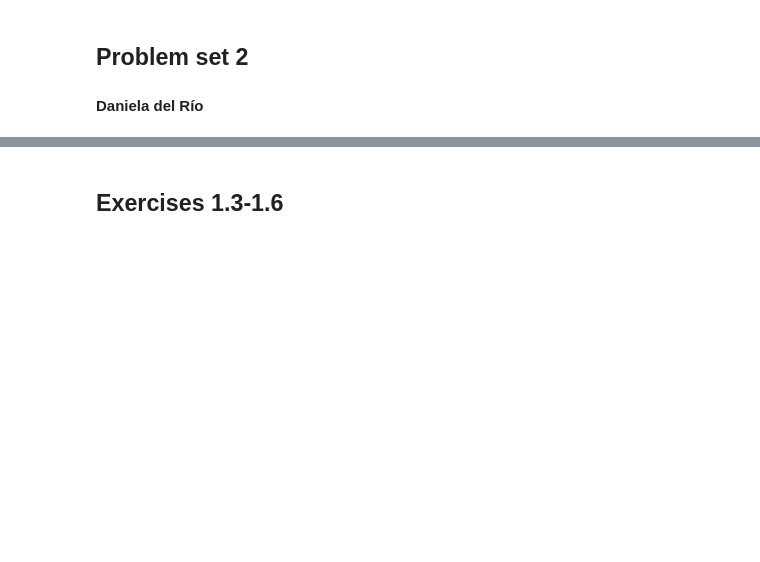
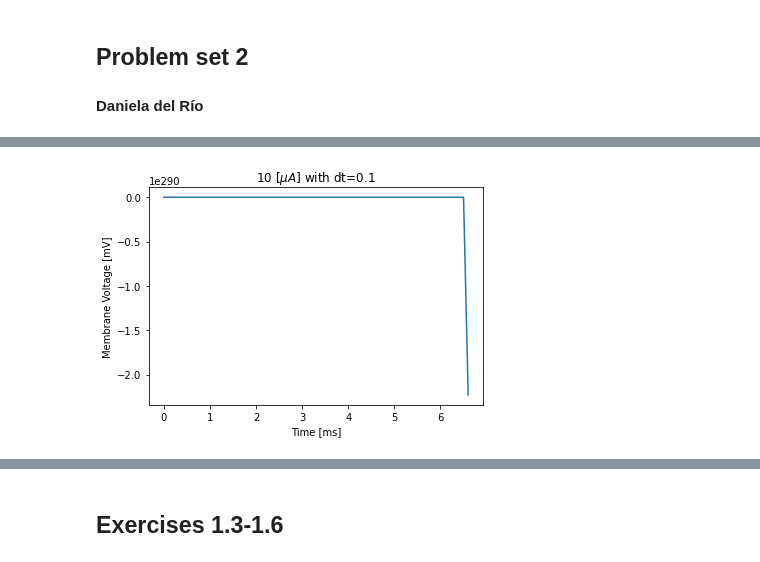
Before and after one commit to SaiAkhilVudattu/Neuro_classes, a Jupyter notebook: intro_neu/HW2/Hw2_Intro_neu.ipynb, the cells around one changed output, grey strips where cells are left out. Cells and saved outputs as stored; diff of their text form; code cells hidden in the pictures; blank space fills up the shorter version.

```diff
--- a/intro_neu/HW2/Hw2_Intro_neu.ipynb
+++ b/intro_neu/HW2/Hw2_Intro_neu.ipynb
@@ -199,8 +199,0 @@ Not quite sure about the membrane potential in the first kind of plots, though.
-# %%
-#Trying out the previous function
-Is = np.zeros(1000)
-Is[200:800] = 10 # 60 ms of 10 uA current pulse, from
-dts = [0.1, 0.01, 0.001]
-
-for i in range(len(dts)):
-    HodHux_ELEC380(Is, dts[i], 1)
@@ -222,0 +226,9 @@ The time step is:  0.001
+# %%
+plt.plot([i/10 for i in range(1000)], V_01)
+plt.xlabel('Time [ms]')
+plt.ylabel('Membrane Voltage [mV]')
+plt.title(u'10 [$\mu A$] with dt=0.1')
+# plt.savefig('Q2_01.png')
+plt.show()
+# %% [output]
+[figure, added]
```
Also changed, not shown: parts of 24 cells of this notebook.
